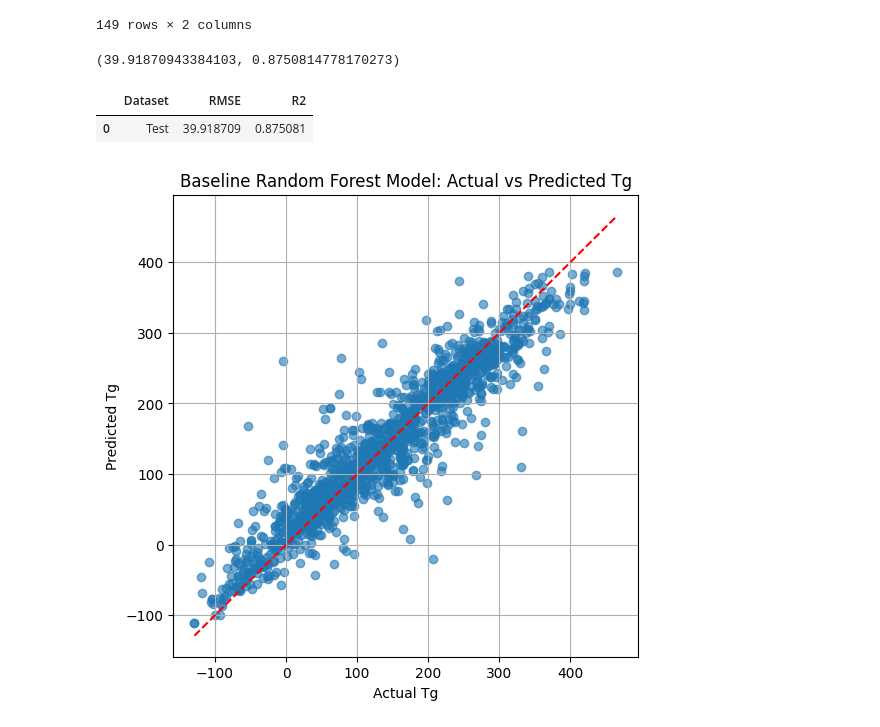
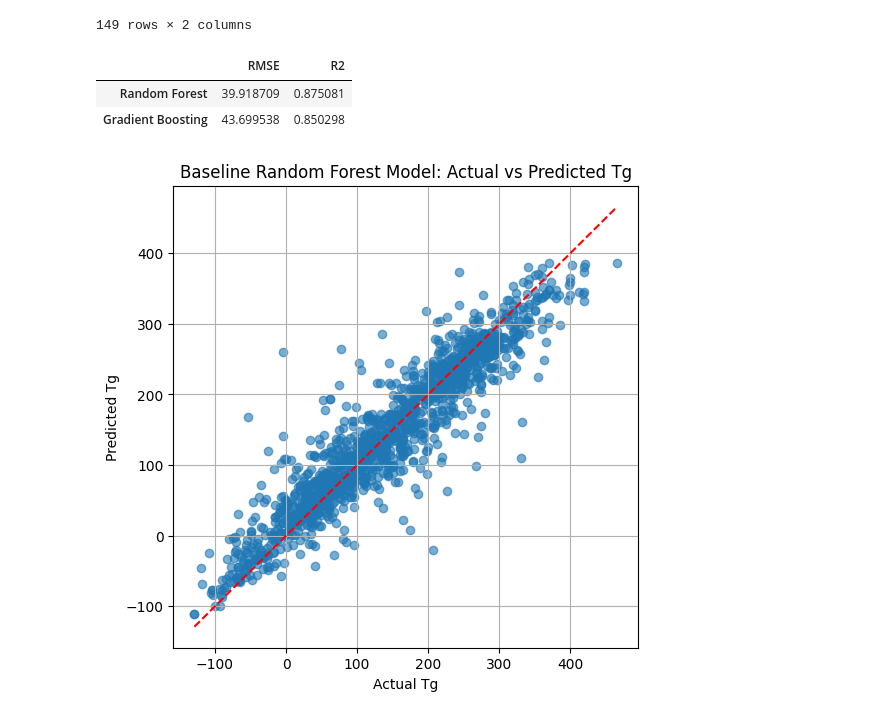
Before and after one commit to tsaicying/polymer-tg-predictor, a Jupyter notebook: notebooks/08_evaluate_baseline_model.ipynb, the cells around one changed output. Saved outputs shown, nothing was run; the diff lists cells and outputs as text; code cells hidden in the pictures.

```diff
--- a/notebooks/08_evaluate_baseline_model.ipynb
+++ b/notebooks/08_evaluate_baseline_model.ipynb
@@ -46,19 +51,16 @@ y_test_pred = rf.predict(x_test)
 # %%
-rsme = root_mean_squared_error(y_test, y_test_pred)
-r2 = r2_score(y_test, y_test_pred)
-
-rsme, r2
+def eval_model(y_true, y_pred):
+    rsme = root_mean_squared_error(y_true, y_pred)
+    r2 = r2_score(y_true, y_pred)
+    return {"RMSE": rsme, "R2": r2}
-# %% [output]
-(39.91870943384103, 0.8750814778170273)
-# %%
-result_df = pd.DataFrame({
-    'Dataset': ['Test'],
-    'RMSE': [rsme],
-    'R2': [r2]})
-
-result_df
-# %% [output]
-|  | Dataset | RMSE | R2 |
-| 0 | Test | 39.918709 | 0.875081 |
+# %%
+pd.DataFrame.from_dict({
+    "Random Forest": eval_model(y_test, y_test_pred_rf),
+    "Gradient Boosting": eval_model(y_test, y_test_pred_gbr)
+}, orient='index')
+# %% [output]
+|  | RMSE | R2 |
+| Random Forest | 39.918709 | 0.875081 |
+| Gradient Boosting | 43.699538 | 0.850298 |
 # %%
 plt.figure(figsize=(6,6))
```
Also changed, not shown: parts of 10 cells of this notebook, 2 other files.
